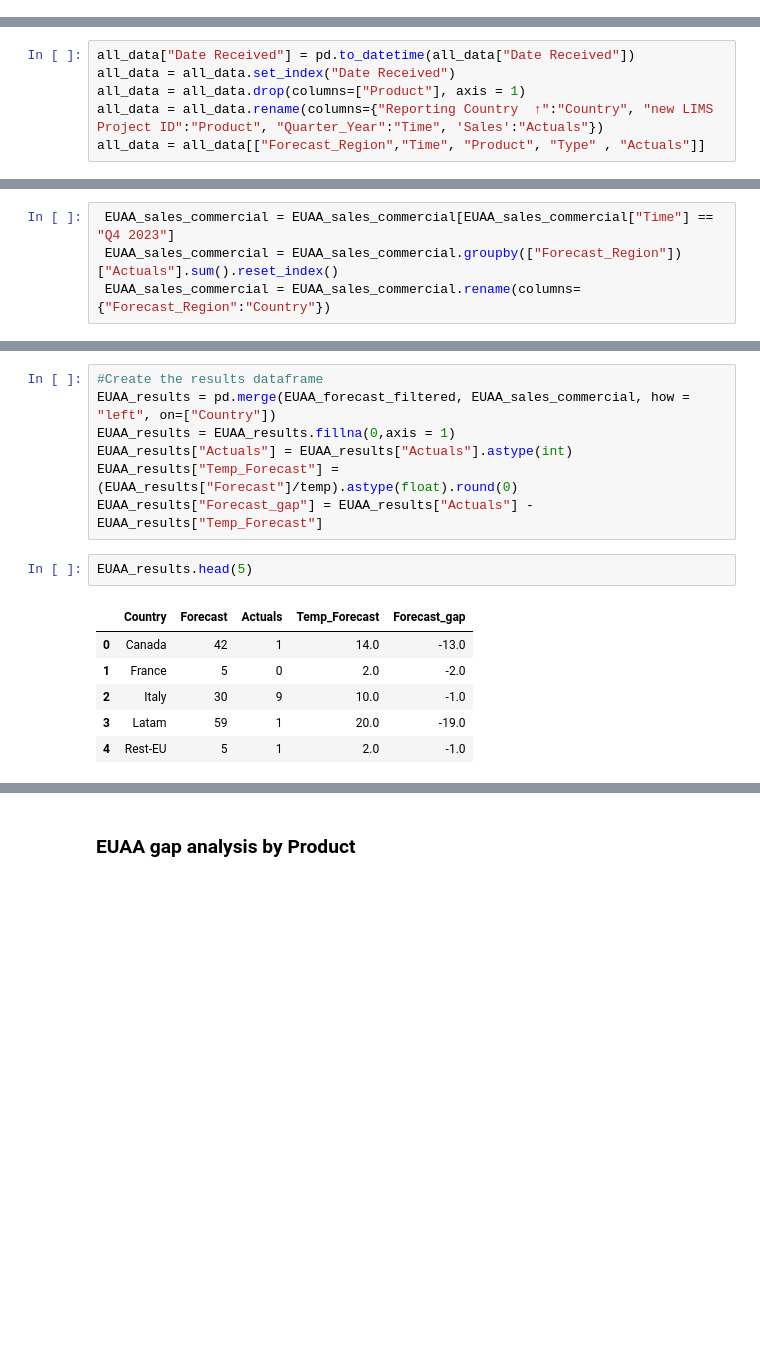
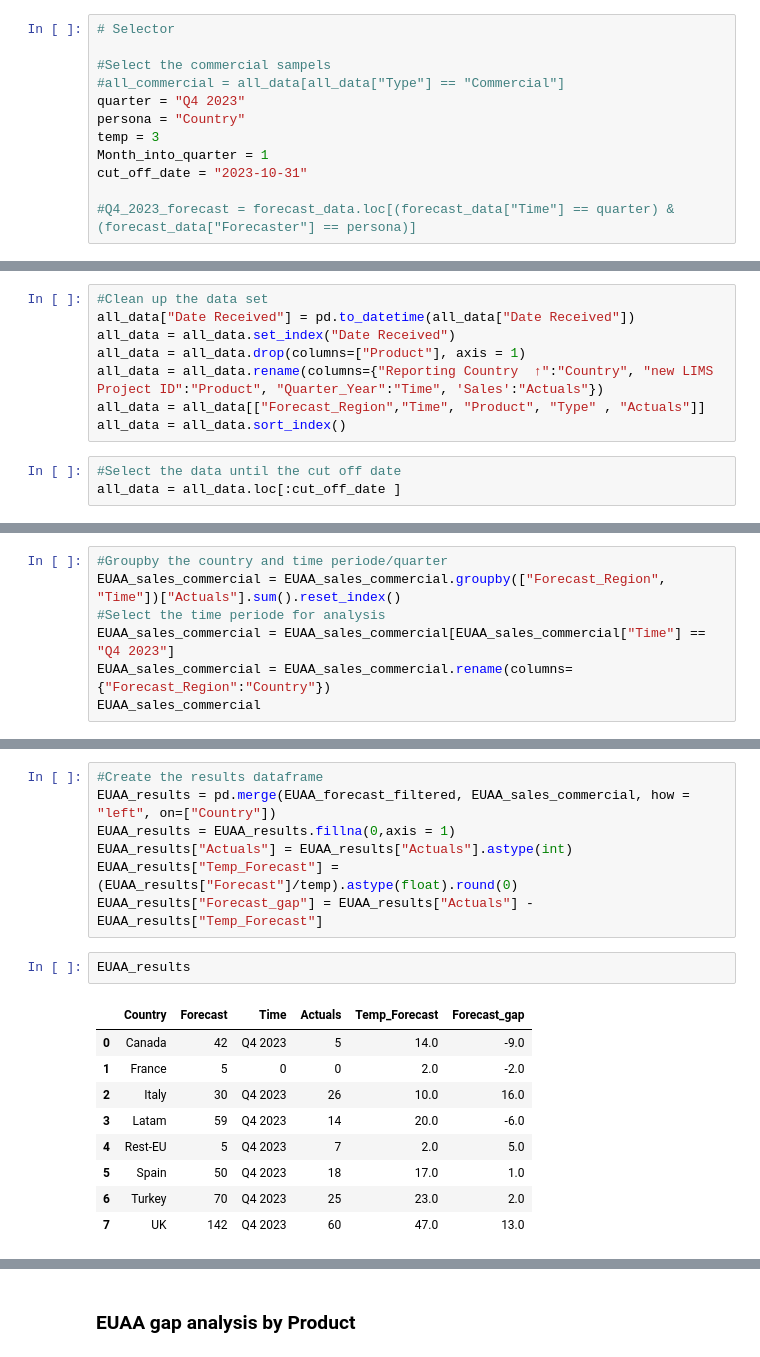
Before and after one commit to aws-silver-surfer/Prod_Dashboards, a Jupyter notebook: Source/difference.ipynb, the cells around one changed output, grey strips where cells are left out. Cells and saved outputs as stored; diff of their text form; blank space fills up the shorter version.

```diff
--- a/Source/difference.ipynb
+++ b/Source/difference.ipynb
@@ -15,6 +15,18 @@ dir_path = "./"
 all_data_file = Path(dir_path, "all_data.csv")
 revenue_file = Path(dir_path, "revenue_only.csv")
 forecast_file = Path(dir_path, "forecast_country.csv")
+# %%
+# Selector
+
+#Select the commercial sampels
+#all_commercial = all_data[all_data["Type"] == "Commercial"]
+quarter = "Q4 2023"
+persona = "Country"
+temp = 3
+Month_into_quarter = 1
+cut_off_date = "2023-10-31"
+
+#Q4_2023_forecast = forecast_data.loc[(forecast_data["Time"] == quarter) & (forecast_data["Forecaster"] == persona)]
 # %%
 #Read in all the data
 all_data = pd.read_csv(all_data_file)
@@ -73,9 +97,14 @@ all_data["Forecast_Region"] = all_data["Reporting Country"].map(country_dict)
 #Cast the time period to be in the correct data format
 all_data["Quarter_Year"] = all_data["Quarter_Year"].map(forecast_periode)
 # %%
+#Clean up the data set
 all_data["Date Received"] = pd.to_datetime(all_data["Date Received"])
 all_data = all_data.set_index("Date Received")
 all_data = all_data.drop(columns=["Product"], axis = 1)
 all_data = all_data.rename(columns={"Reporting Country  ↑":"Country", "new LIMS Project ID":"Product", "Quarter_Year":"Time", 'Sales':"Actuals"})
 all_data = all_data[["Forecast_Region","Time", "Product", "Type" , "Actuals"]]
+all_data = all_data.sort_index()
+# %%
+#Select the data until the cut off date
+all_data = all_data.loc[:cut_off_date ]
 # %%
@@ -218,4 +247,7 @@ Month_into_quarter = 1
 # %%
- EUAA_sales_commercial = EUAA_sales_commercial[EUAA_sales_commercial["Time"] == "Q4 2023"]
- EUAA_sales_commercial = EUAA_sales_commercial.groupby(["Forecast_Region"])["Actuals"].sum().reset_index()
- EUAA_sales_commercial = EUAA_sales_commercial.rename(columns={"Forecast_Region":"Country"})
+#Groupby the country and time periode/quarter
+EUAA_sales_commercial = EUAA_sales_commercial.groupby(["Forecast_Region", "Time"])["Actuals"].sum().reset_index()
+#Select the time periode for analysis
+EUAA_sales_commercial = EUAA_sales_commercial[EUAA_sales_commercial["Time"] == "Q4 2023"]
+EUAA_sales_commercial = EUAA_sales_commercial.rename(columns={"Forecast_Region":"Country"})
+EUAA_sales_commercial
@@ -231,11 +296,14 @@ EUAA_results["Actuals"] = EUAA_results["Actuals"].astype(int)
 EUAA_results["Temp_Forecast"] = (EUAA_results["Forecast"]/temp).astype(float).round(0)
 EUAA_results["Forecast_gap"] = EUAA_results["Actuals"] - EUAA_results["Temp_Forecast"]
 # %%
-EUAA_results.head(5)
+EUAA_results
 # %% [output]
-|  | Country | Forecast | Actuals | Temp_Forecast | Forecast_gap |
-| 0 | Canada | 42 | 1 | 14.0 | -13.0 |
-| 1 | France | 5 | 0 | 2.0 | -2.0 |
-| 2 | Italy | 30 | 9 | 10.0 | -1.0 |
-| 3 | Latam | 59 | 1 | 20.0 | -19.0 |
-| 4 | Rest-EU | 5 | 1 | 2.0 | -1.0 |
+|  | Country | Forecast | Time | Actuals | Temp_Forecast | Forecast_gap |
+| 0 | Canada | 42 | Q4 2023 | 5 | 14.0 | -9.0 |
+| 1 | France | 5 | 0 | 0 | 2.0 | -2.0 |
+| 2 | Italy | 30 | Q4 2023 | 26 | 10.0 | 16.0 |
+| 3 | Latam | 59 | Q4 2023 | 14 | 20.0 | -6.0 |
+| 4 | Rest-EU | 5 | Q4 2023 | 7 | 2.0 | 5.0 |
+| 5 | Spain | 50 | Q4 2023 | 18 | 17.0 | 1.0 |
+| 6 | Turkey | 70 | Q4 2023 | 25 | 23.0 | 2.0 |
+| 7 | UK | 142 | Q4 2023 | 60 | 47.0 | 13.0 |
```
Also changed, not shown: parts of 64 cells of this notebook, 9 other files.
